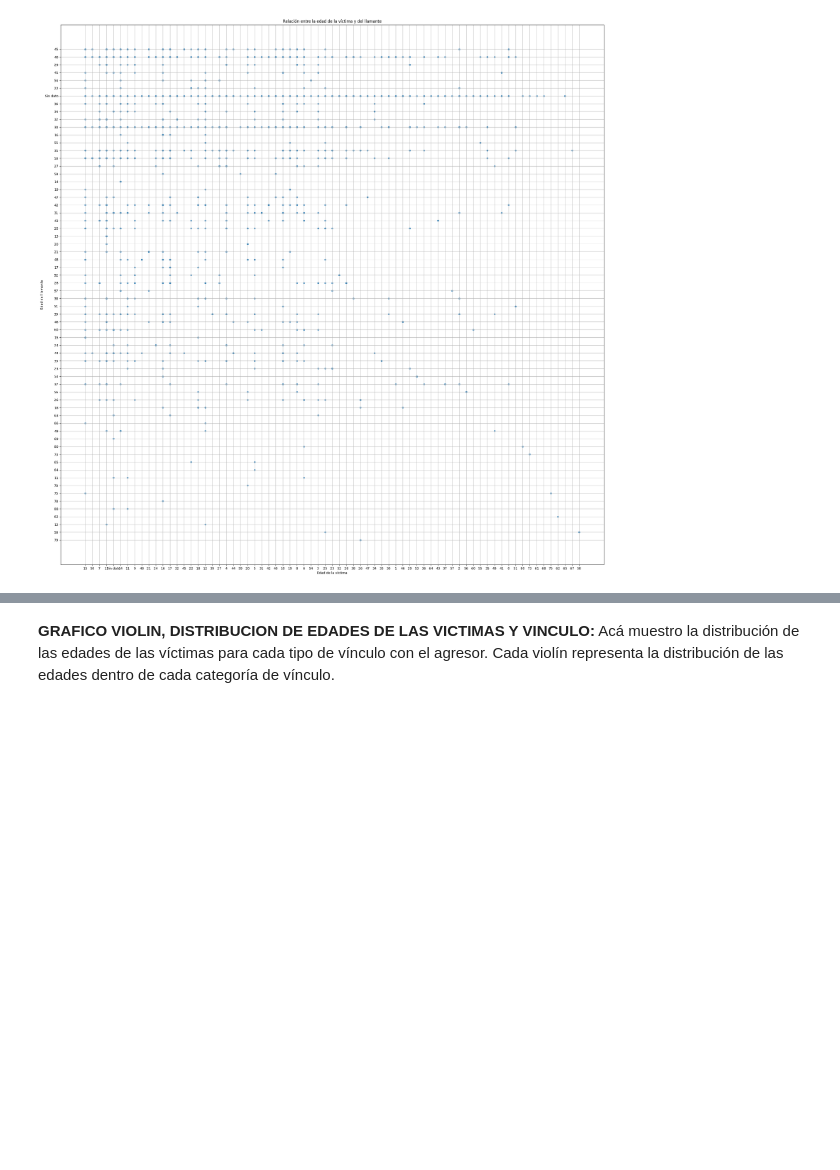
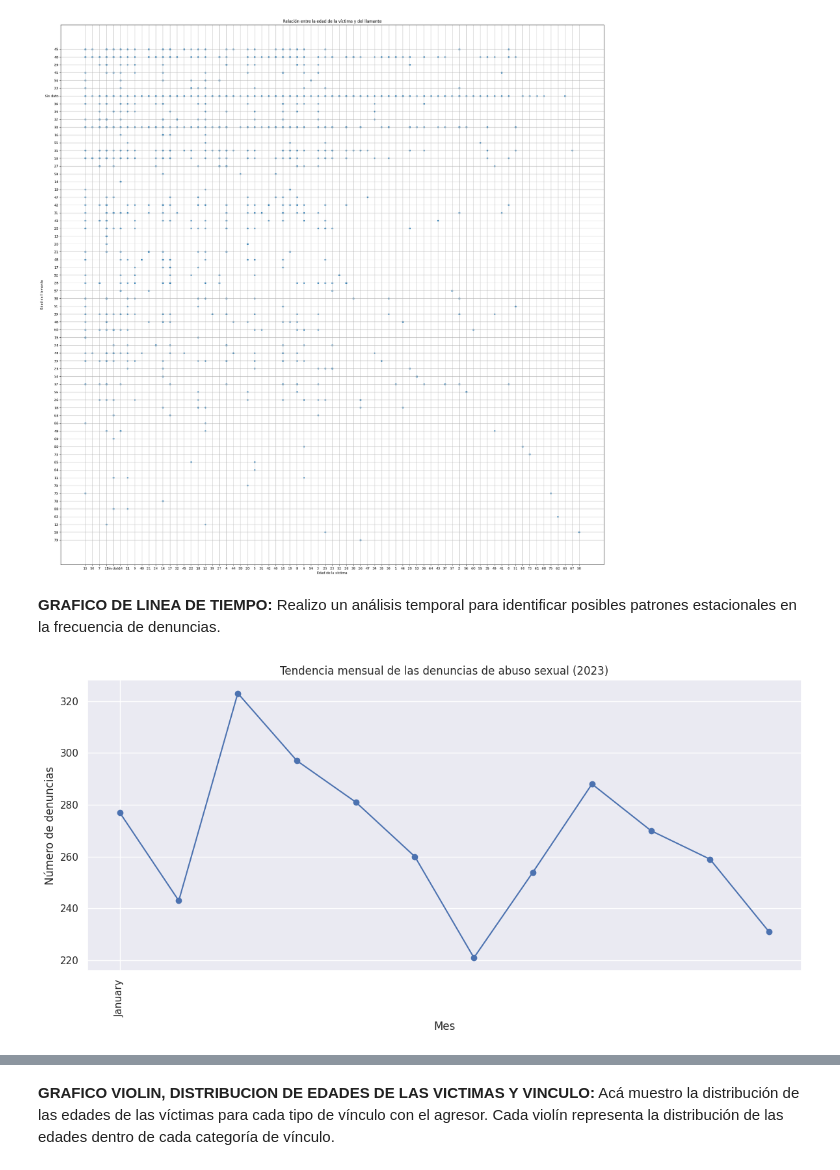
Before and after one commit to originarsemkt/DATA-SCIENCE, a Jupyter notebook: Primera_entrega.ipynb, the cells around one changed output, grey strips where cells are left out. Drawn from its saved outputs; the diff is of its cells as text; code cells hidden in the pictures; blank space fills up the shorter version.

```diff
--- a/Primera_entrega.ipynb
+++ b/Primera_entrega.ipynb
@@ -244,3 +271,40 @@ plt.grid(True)
 plt.show()
 # %% [output]
 [figure]
+# %% [markdown]
+**GRAFICO DE LINEA DE TIEMPO:** Realizo un análisis temporal para identificar posibles patrones estacionales en la frecuencia de denuncias.
+# %%
+import pandas as pd
+import matplotlib.pyplot as plt
+from matplotlib.dates import MonthLocator
+import calendar
+
+# Convertir la columna 'llamado_fecha_hora' al tipo de datos datetime
+df_abuso['llamado_fecha_hora'] = pd.to_datetime(df_abuso['llamado_fecha_hora'])
+
+# Extraer el mes de la columna 'llamado_fecha_hora'
+df_abuso['mes'] = df_abuso['llamado_fecha_hora'].dt.month
+
+# Contar el número de denuncias por mes
+denuncias_por_mes = df_abuso['mes'].value_counts().sort_index()
+
+# Crear un índice de meses con nombres de meses en lugar de números
+meses = [calendar.month_name[i] for i in range(1, 13)] #No se como hacer para que aparezcan los nombres de los meses
+denuncias_por_mes.index = meses
+
+# Graficar el número de denuncias por mes
+plt.figure(figsize=(12, 6))
+denuncias_por_mes.plot(kind='line', marker='o')
+plt.title('Tendencia mensual de las denuncias de abuso sexual (2023)')
+plt.xlabel('Mes')
+plt.ylabel('Número de denuncias')
+
+# Configurar el espaciado de los meses en el eje X
+plt.gca().xaxis.set_major_locator(MonthLocator())
+plt.xticks(rotation=90)  # Rotar las etiquetas de los meses para que sean legibles
+
+plt.grid(True)
+plt.tight_layout()
+plt.show()
+# %% [output]
+[figure, added]
```
Also changed, not shown: parts of 4 cells of this notebook.
